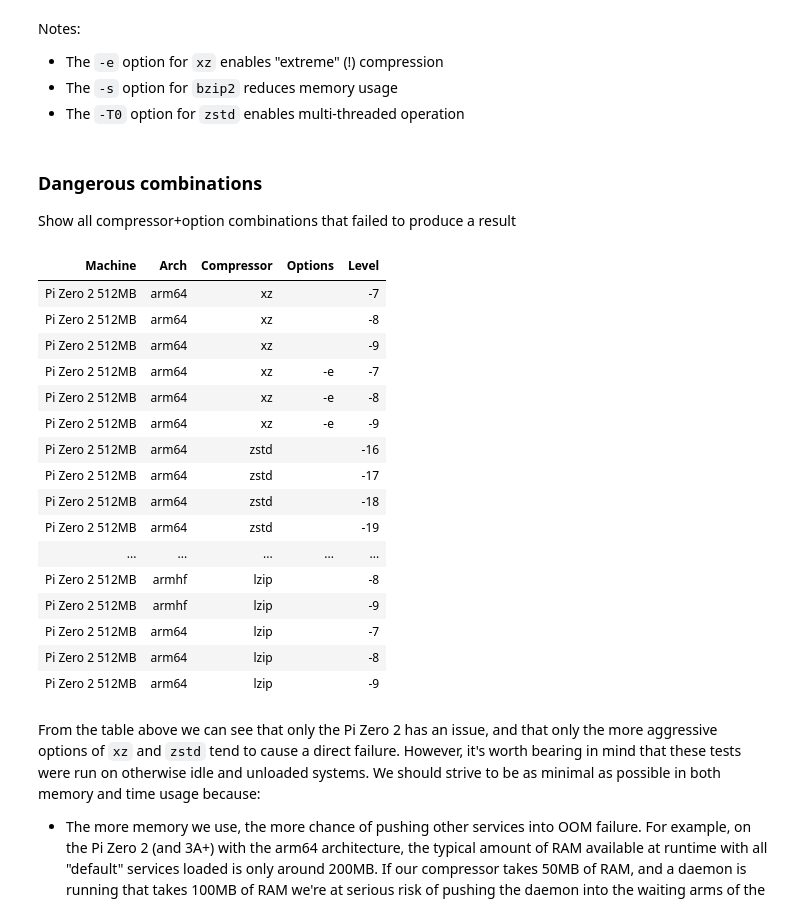
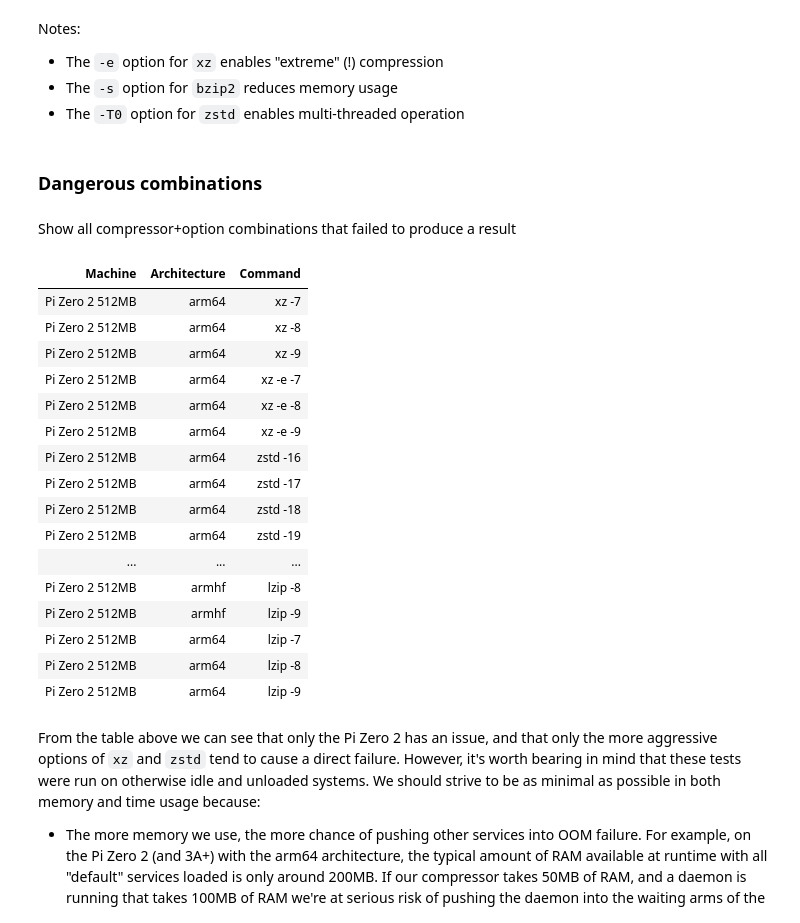
Before and after one commit to waveform80/compression, a Jupyter notebook: analysis.ipynb, the cells around one changed output. Drawn from its saved outputs; the diff is of its cells as text; code cells hidden in the pictures.

```diff
--- a/analysis.ipynb
+++ b/analysis.ipynb
@@ -72,15 +72,14 @@ rendering certain queries as X-Y scatter graphs.
 # %%
 def render_table(cur):
     """
-    Given *cur*, a cursor containing a database result set, return a
-    string containing the result set rendered as an HTML ``<table>``
-    element.
+    Given *cur*, a cursor containing a database result set, return a string
+    containing the result set rendered as an HTML ``<table>`` element.
     """
     columns = [r[0] for r in cur.description]
     rows = list(cur)
     cur.close()
     headers = "".join(
-        f"<th>{escape(str(header).replace('_', ' ').title())}</th>"
+        f"<th>{escape(str(header))}</th>"
         for header in columns
     )
     data = "\n".join(
@@ -91,8 +90,8 @@ def render_table(cur):
             for cell in row
         ),)
     )
-    return f"""
+    return HTML(f"""
 <table>
 <thead><tr>{headers}</tr></thead>
 <tbody>{data}</tbody>
-</table>"""
+</table>""")
@@ -221,34 +269,39 @@ Notes:
 * The `-e` option for `xz` enables "extreme" (!) compression
 * The `-s` option for `bzip2` reduces memory usage
 * The `-T0` option for `zstd` enables multi-threaded operation
+# %% [markdown]
+### Dangerous combinations
 # %% [markdown]
-### Dangerous combinations
-
 Show all compressor+option combinations that failed to produce a result
 # %%
-HTML(render_table(conn.execute("""
-SELECT machine, arch, compressor, options, level
+render_table(conn.execute("""
+SELECT
+  machine AS "Machine",
+  arch AS "Architecture",
+  compressor ||
+  CASE WHEN options = '' THEN '' ELSE ' ' || options END ||
+  CASE WHEN level = '' THEN '' ELSE ' ' || level END AS "Command"
 FROM results
 WHERE succeeded = 0
-""")))
+"""))
 # %% [output]
-| Machine | Arch | Compressor | Options | Level |
-| Pi Zero 2 512MB | arm64 | xz |  | -7 |
-| Pi Zero 2 512MB | arm64 | xz |  | -8 |
-| Pi Zero 2 512MB | arm64 | xz |  | -9 |
-| Pi Zero 2 512MB | arm64 | xz | -e | -7 |
-| Pi Zero 2 512MB | arm64 | xz | -e | -8 |
-| Pi Zero 2 512MB | arm64 | xz | -e | -9 |
-| Pi Zero 2 512MB | arm64 | zstd |  | -16 |
-| Pi Zero 2 512MB | arm64 | zstd |  | -17 |
-| Pi Zero 2 512MB | arm64 | zstd |  | -18 |
-| Pi Zero 2 512MB | arm64 | zstd |  | -19 |
-| ... | ... | ... | ... | ... |
-| Pi Zero 2 512MB | armhf | lzip |  | -8 |
-| Pi Zero 2 512MB | armhf | lzip |  | -9 |
-| Pi Zero 2 512MB | arm64 | lzip |  | -7 |
-| Pi Zero 2 512MB | arm64 | lzip |  | -8 |
-| Pi Zero 2 512MB | arm64 | lzip |  | -9 |
+| Machine | Architecture | Command |
+| Pi Zero 2 512MB | arm64 | xz -7 |
+| Pi Zero 2 512MB | arm64 | xz -8 |
+| Pi Zero 2 512MB | arm64 | xz -9 |
+| Pi Zero 2 512MB | arm64 | xz -e -7 |
+| Pi Zero 2 512MB | arm64 | xz -e -8 |
+| Pi Zero 2 512MB | arm64 | xz -e -9 |
+| Pi Zero 2 512MB | arm64 | zstd -16 |
+| Pi Zero 2 512MB | arm64 | zstd -17 |
+| Pi Zero 2 512MB | arm64 | zstd -18 |
+| Pi Zero 2 512MB | arm64 | zstd -19 |
+| ... | ... | ... |
+| Pi Zero 2 512MB | armhf | lzip -8 |
+| Pi Zero 2 512MB | armhf | lzip -9 |
+| Pi Zero 2 512MB | arm64 | lzip -7 |
+| Pi Zero 2 512MB | arm64 | lzip -8 |
+| Pi Zero 2 512MB | arm64 | lzip -9 |
 # %% [markdown]
 From the table above we can see that only the Pi Zero 2 has an issue, and that
 only the more aggressive options of ``xz`` and ``zstd`` tend to cause a direct
```
Also changed, not shown: parts of 46 cells of this notebook.
